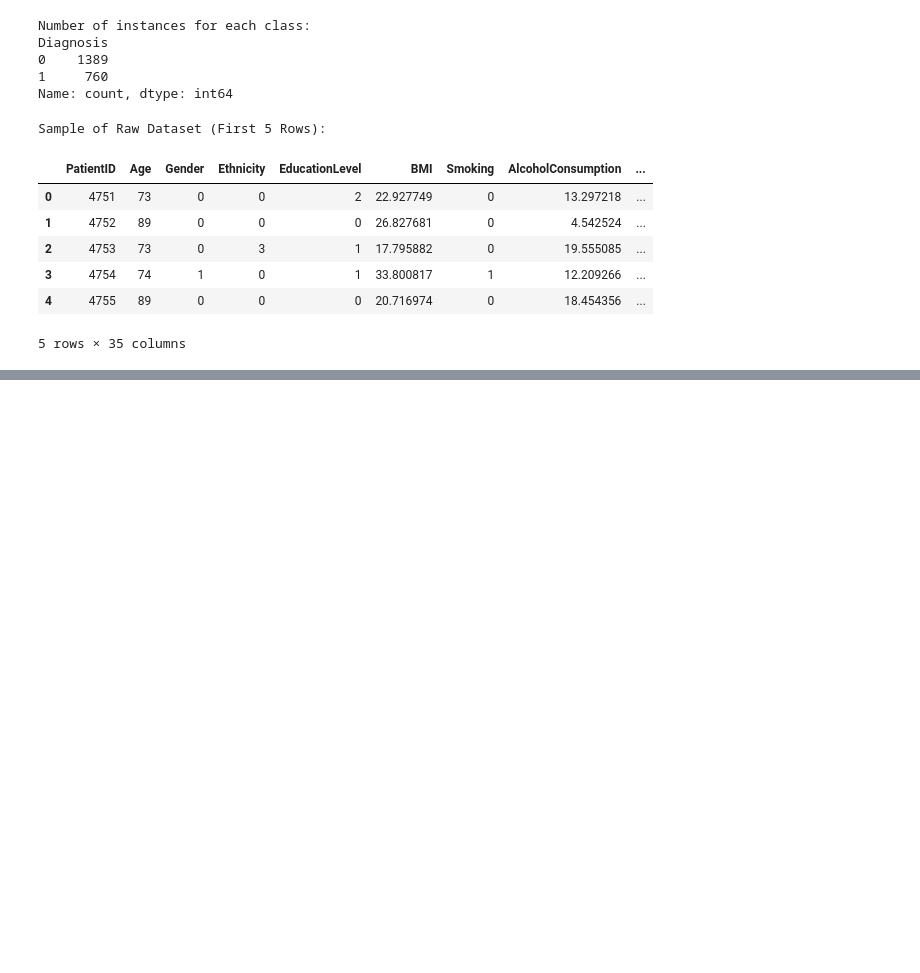
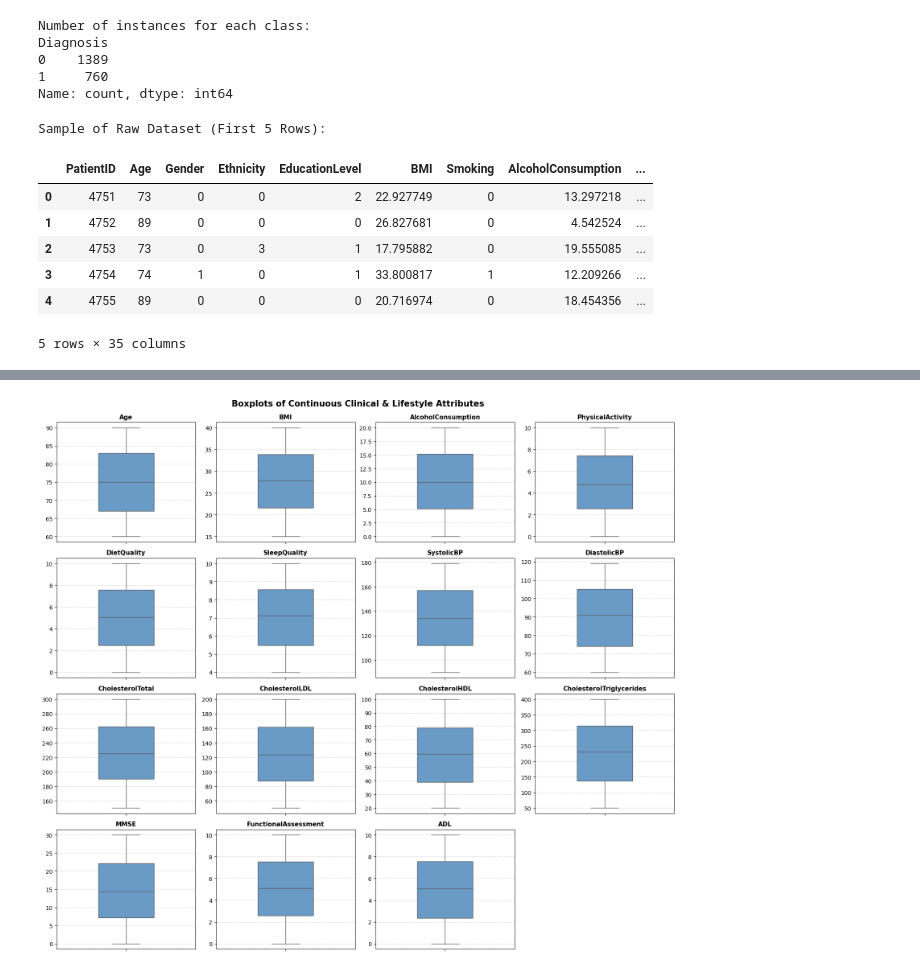
Before and after one commit to Wafa-Alobaidi/IT326-Data-Mining-Project, a Jupyter notebook: Phase1.ipynb, the cells around one changed output, grey strips where cells are left out. Cells and saved outputs as stored; diff of their text form; code cells hidden in the pictures; blank space fills up the shorter version.

```diff
--- a/Phase1.ipynb
+++ b/Phase1.ipynb
@@ -74,0 +105,21 @@ Sample of Raw Dataset (First 5 Rows):
+# %%
+id_cols = ['PatientID', 'DoctorInCharge']
+
+categorical_cols = [
+    'Gender', 'Ethnicity', 'EducationLevel', 'Smoking',
+    'FamilyHistoryAlzheimers', 'CardiovascularDisease', 'Diabetes', 'Depression',
+    'HeadInjury', 'Hypertension', 'MemoryComplaints', 'BehavioralProblems',
+    'Confusion', 'Disorientation', 'PersonalityChanges', 'DifficultyCompletingTasks',
+    'Forgetfulness', 'Diagnosis'
+]
+
+numeric_cols = [
+    'Age', 'BMI', 'AlcoholConsumption', 'PhysicalActivity', 'DietQuality',
+    'SleepQuality', 'SystolicBP', 'DiastolicBP', 'CholesterolTotal',
+    'CholesterolLDL', 'CholesterolHDL', 'CholesterolTriglycerides',
+    'MMSE', 'FunctionalAssessment', 'ADL'
+]
+
+# sanity check — run this and confirm it prints an empty set
+leftover = set(df.columns) - set(id_cols + categorical_cols + numeric_cols)
+print("Unclassified columns:", leftover)
@@ -74,0 +128,8 @@ Sample of Raw Dataset (First 5 Rows):
+# %%
+# Numeric summary
+print(df[numeric_cols].describe())
+
+# Categorical summary
+for col in categorical_cols:
+    print(f"\n{col} value counts:")
+    print(df[col].value_counts())
@@ -74,0 +261,15 @@ Sample of Raw Dataset (First 5 Rows):
+# %%
+# Plotting boxplots for all continuous features
+plt.figure(figsize=(16, 14))
+for i, col in enumerate(continuous_cols, 1):
+    plt.subplot(4, 4, i)
+    sns.boxplot(y=df[col], color='#5B9BD5', fliersize=4, width=0.4)
+    plt.title(f'{col}', fontsize=11, fontweight='bold')
+    plt.ylabel('')
+    plt.grid(axis='y', linestyle='--', alpha=0.5)
+
+plt.suptitle("Boxplots of Continuous Clinical & Lifestyle Attributes", fontsize=15, fontweight='bold', y=0.99)
+plt.tight_layout()
+plt.show()
+# %% [output]
+[figure, added]
```
Also changed, not shown: parts of 53 cells of this notebook.
